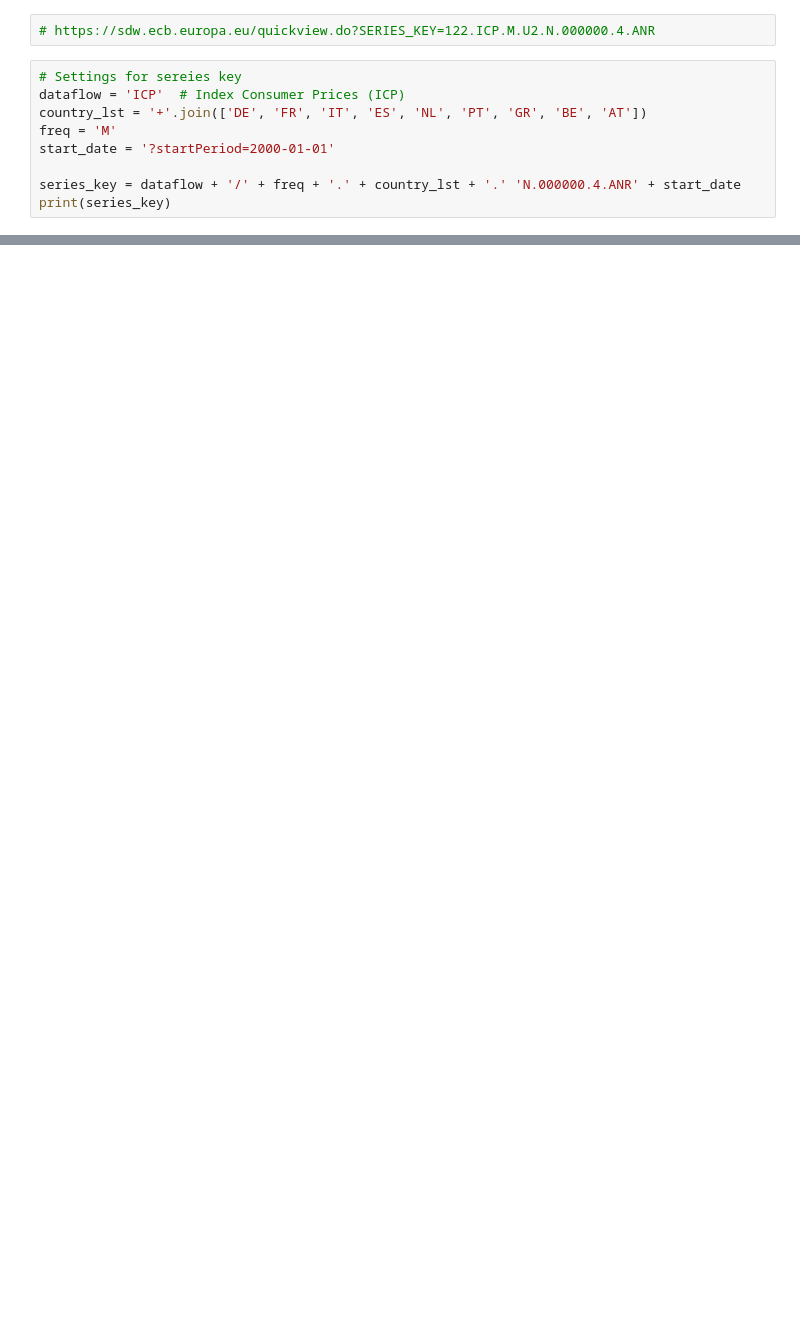
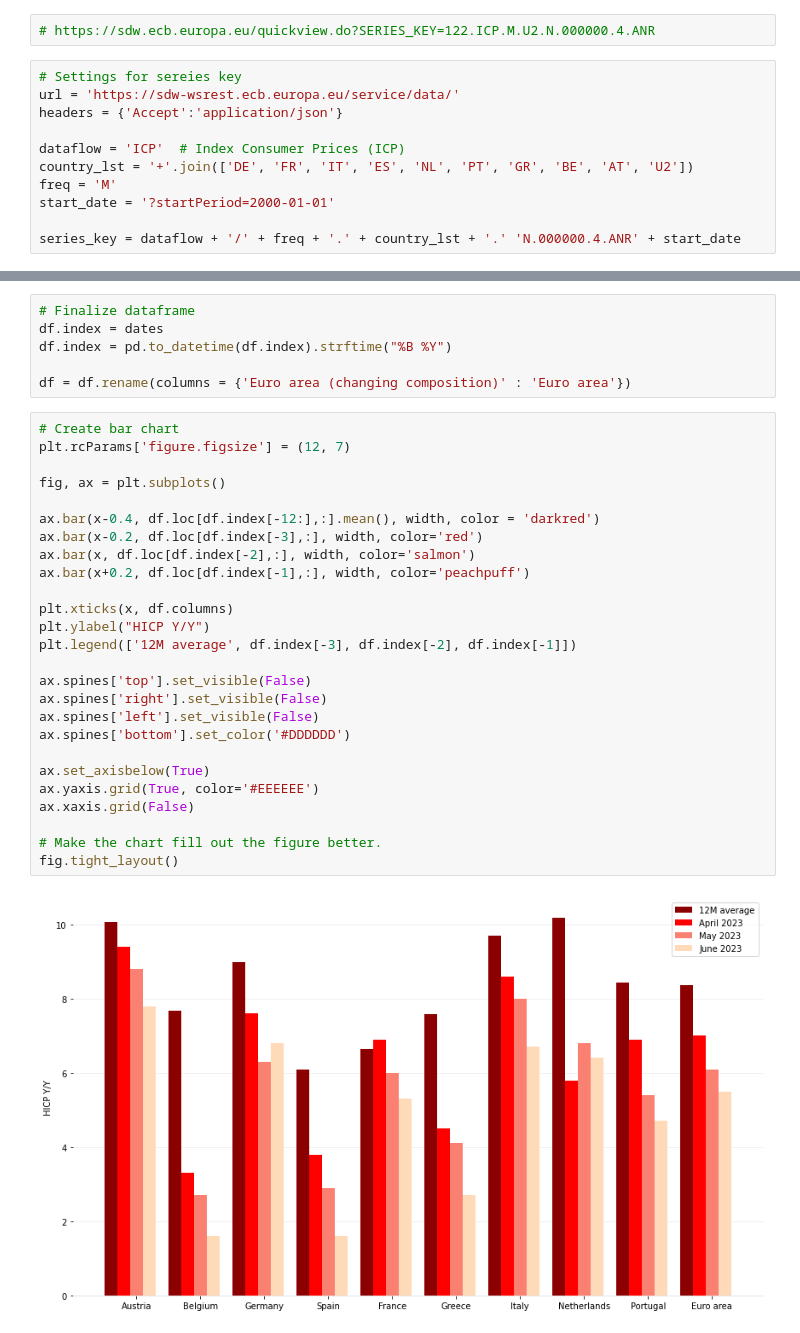
Before and after one commit to Michiel-code/ECB-data, a Jupyter notebook: HICP data.ipynb, the cells around one changed output, grey strips where cells are left out. Drawn from its saved outputs; the diff is of its cells as text; blank space fills up the shorter version.

```diff
--- a/HICP data.ipynb
+++ b/HICP data.ipynb
@@ -6,10 +8,12 @@ import requests
 # https://sdw.ecb.europa.eu/quickview.do?SERIES_KEY=122.ICP.M.U2.N.000000.4.ANR
 # %%
 # Settings for sereies key
+url = 'https://sdw-wsrest.ecb.europa.eu/service/data/'
+headers = {'Accept':'application/json'}
+
 dataflow = 'ICP'  # Index Consumer Prices (ICP)
-country_lst = '+'.join(['DE', 'FR', 'IT', 'ES', 'NL', 'PT', 'GR', 'BE', 'AT'])
+country_lst = '+'.join(['DE', 'FR', 'IT', 'ES', 'NL', 'PT', 'GR', 'BE', 'AT', 'U2'])
 freq = 'M'
 start_date = '?startPeriod=2000-01-01'
 
 series_key = dataflow + '/' + freq + '.' + country_lst + '.' 'N.000000.4.ANR' + start_date
-print(series_key)
@@ -65,0 +35,34 @@ r['dataSets'][0]['series']
+# %%
+# Finalize dataframe
+df.index = dates
+df.index = pd.to_datetime(df.index).strftime("%B %Y")
+
+df = df.rename(columns = {'Euro area (changing composition)' : 'Euro area'})
+# %%
+# Create bar chart
+plt.rcParams['figure.figsize'] = (12, 7)
+
+fig, ax = plt.subplots()
+
+ax.bar(x-0.4, df.loc[df.index[-12:],:].mean(), width, color = 'darkred')
+ax.bar(x-0.2, df.loc[df.index[-3],:], width, color='red')
+ax.bar(x, df.loc[df.index[-2],:], width, color='salmon')
+ax.bar(x+0.2, df.loc[df.index[-1],:], width, color='peachpuff')
+
+plt.xticks(x, df.columns)
+plt.ylabel("HICP Y/Y")
+plt.legend(['12M average', df.index[-3], df.index[-2], df.index[-1]])
+
+ax.spines['top'].set_visible(False)
+ax.spines['right'].set_visible(False)
+ax.spines['left'].set_visible(False)
+ax.spines['bottom'].set_color('#DDDDDD')
+
+ax.set_axisbelow(True)
+ax.yaxis.grid(True, color='#EEEEEE')
+ax.xaxis.grid(False)
+
+# Make the chart fill out the figure better.
+fig.tight_layout()
+# %% [output]
+[figure, added]
```
Also changed, not shown: parts of 6 cells of this notebook.
